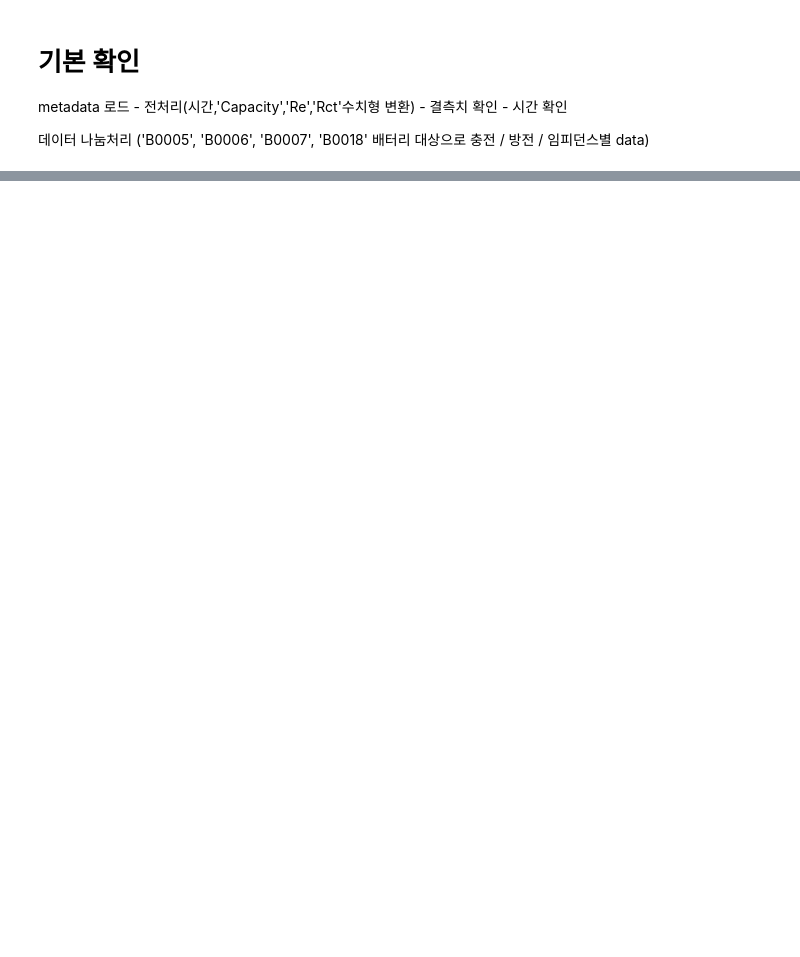
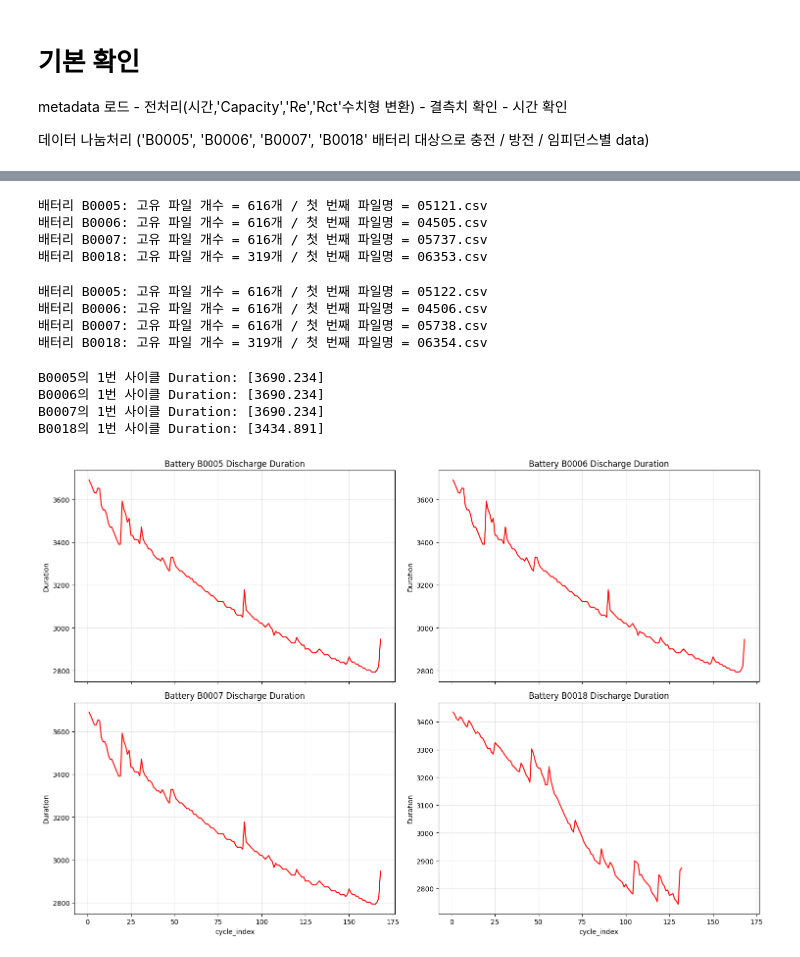
Before and after one commit to dlalswns0211/sparta_project_3_team11, a Jupyter notebook: works/rsh/rsh_01_260319_01.ipynb, the cells around one changed output, grey strips where cells are left out. Drawn from its saved outputs; the diff is of its cells as text; code cells hidden in the pictures; blank space fills up the shorter version.

```diff
--- a/works/rsh/rsh_01_260319_01.ipynb
+++ b/works/rsh/rsh_01_260319_01.ipynb
@@ -457,0 +573,56 @@ Impedance_B0006 Shape: (13344, 12)
+# %%
+# 각 배터리가 참조하는 파일 이름들이 정말 고유한지 확인
+for b_id in ['B0005', 'B0006', 'B0007', 'B0018']:
+    unique_files = df[df['battery_id'] == b_id]['filename'].nunique()
+    first_file = df[df['battery_id'] == b_id]['filename'].iloc[0] if unique_files > 0 else "None"
+    print(f"배터리 {b_id}: 고유 파일 개수 = {unique_files}개 / 첫 번째 파일명 = {first_file}")
+# %% [output]
+배터리 B0005: 고유 파일 개수 = 616개 / 첫 번째 파일명 = 05121.csv
+배터리 B0006: 고유 파일 개수 = 616개 / 첫 번째 파일명 = 04505.csv
+배터리 B0007: 고유 파일 개수 = 616개 / 첫 번째 파일명 = 05737.csv
+배터리 B0018: 고유 파일 개수 = 319개 / 첫 번째 파일명 = 06353.csv
+# %%
+# 각 배터리가 참조하는 파일 이름들이 정말 고유한지 확인
+for b_id in ['B0005', 'B0006', 'B0007', 'B0018']:
+    unique_files = df[df['battery_id'] == b_id]['filename'].nunique()
+    first_file = df[df['battery_id'] == b_id]['filename'].iloc[1] if unique_files > 0 else "None"
+    print(f"배터리 {b_id}: 고유 파일 개수 = {unique_files}개 / 첫 번째 파일명 = {first_file}")
+# %% [output]
+배터리 B0005: 고유 파일 개수 = 616개 / 첫 번째 파일명 = 05122.csv
+배터리 B0006: 고유 파일 개수 = 616개 / 첫 번째 파일명 = 04506.csv
+배터리 B0007: 고유 파일 개수 = 616개 / 첫 번째 파일명 = 05738.csv
+배터리 B0018: 고유 파일 개수 = 319개 / 첫 번째 파일명 = 06354.csv
+# %%
+# 각 배터리별 첫 번째 사이클의 Duration 값을 출력
+for b_id in ['B0005', 'B0006', 'B0007', 'B0018']:
+    val = df_plot[(df_plot['battery_id'] == b_id) & (df_plot['cycle_index'] == 1)]['Duration'].values
+    print(f"{b_id}의 1번 사이클 Duration: {val}")
+# %% [output]
+B0005의 1번 사이클 Duration: [3690.234]
+B0006의 1번 사이클 Duration: [3690.234]
+B0007의 1번 사이클 Duration: [3690.234]
+B0018의 1번 사이클 Duration: [3434.891]
+# %%
+
+# 1. 2x2 서브플롯 생성
+fig, axes = plt.subplots(2, 2, figsize=(15, 10), sharex=True)
+axes = axes.flatten()
+target_ids = ['B0005', 'B0006', 'B0007', 'B0018']
+
+for i, b_id in enumerate(target_ids):
+    # 해당 배터리 데이터만 딱 집어내기
+    target_data = df_plot[df_plot['battery_id'] == b_id]
+
+    # 만약 데이터가 비어있다면 출력
+    if target_data.empty:
+        axes[i].text(0.5, 0.5, f'No Data for {b_id}', ha='center')
+        continue
+
+    sns.lineplot(data=target_data, x='cycle_index', y='Duration', ax=axes[i], color='red')
+    axes[i].set_title(f'Battery {b_id} Discharge Duration')
+    axes[i].grid(True, alpha=0.3)
+
+plt.tight_layout()
+plt.show()
+# %% [output]
+[figure, added]
```
Also changed, not shown: parts of 42 cells of this notebook.
